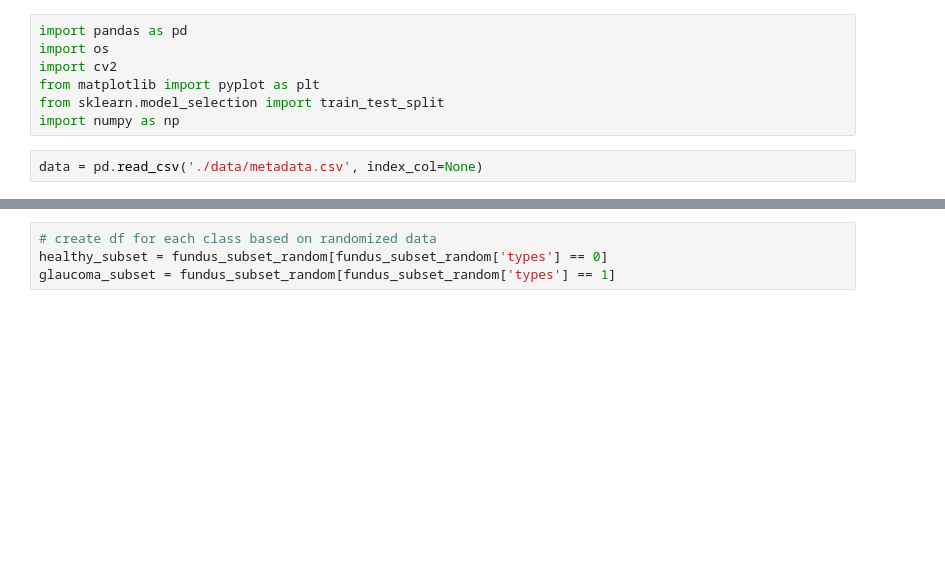
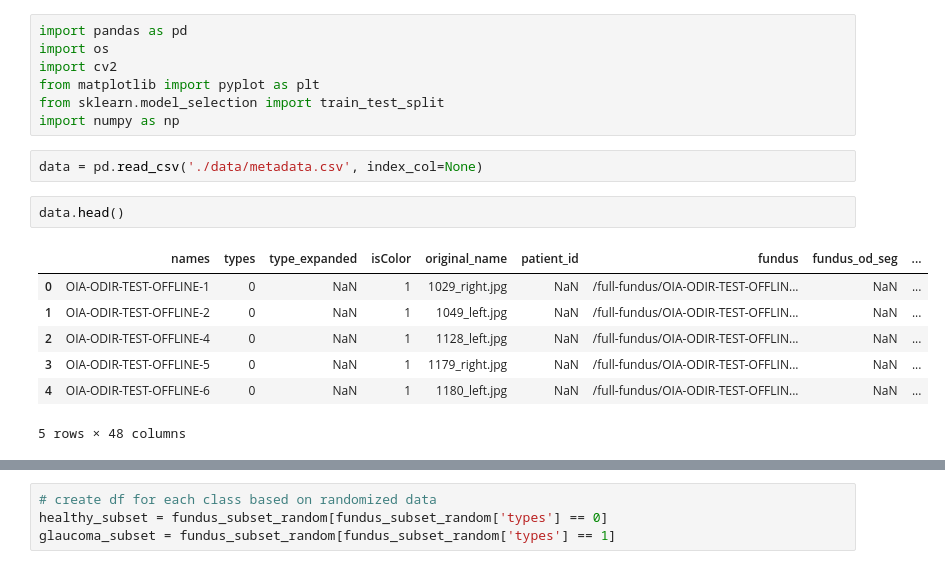
Before and after one commit to mrmapa/GlaucomaDetectionBenchmarking, a Jupyter notebook: Data Exploration.ipynb, the cells around one changed output, grey strips where cells are left out. Cells and saved outputs as stored; diff of their text form; blank space fills up the shorter version.

```diff
--- a/Data Exploration.ipynb
+++ b/Data Exploration.ipynb
@@ -7,3 +7,13 @@ from sklearn.model_selection import train_test_split
 import numpy as np
 # %%
 data = pd.read_csv('./data/metadata.csv', index_col=None)
+# %%
+data.head()
+# %% [output]
+|  | names | types | type_expanded | isColor | original_name | patient_id | fundus | fundus_od_seg | ... |
+| 0 | OIA-ODIR-TEST-OFFLINE-1 | 0 | NaN | 1 | 1029_right.jpg | NaN | /full-fundus/OIA-ODIR-TEST-OFFLIN... | NaN | ... |
+| 1 | OIA-ODIR-TEST-OFFLINE-2 | 0 | NaN | 1 | 1049_left.jpg | NaN | /full-fundus/OIA-ODIR-TEST-OFFLIN... | NaN | ... |
+| 2 | OIA-ODIR-TEST-OFFLINE-4 | 0 | NaN | 1 | 1128_left.jpg | NaN | /full-fundus/OIA-ODIR-TEST-OFFLIN... | NaN | ... |
+| 3 | OIA-ODIR-TEST-OFFLINE-5 | 0 | NaN | 1 | 1179_right.jpg | NaN | /full-fundus/OIA-ODIR-TEST-OFFLIN... | NaN | ... |
+| 4 | OIA-ODIR-TEST-OFFLINE-6 | 0 | NaN | 1 | 1180_left.jpg | NaN | /full-fundus/OIA-ODIR-TEST-OFFLIN... | NaN | ... |
+5 rows × 48 columns
```
Also changed, not shown: parts of 27 cells of this notebook, 10 other files.
